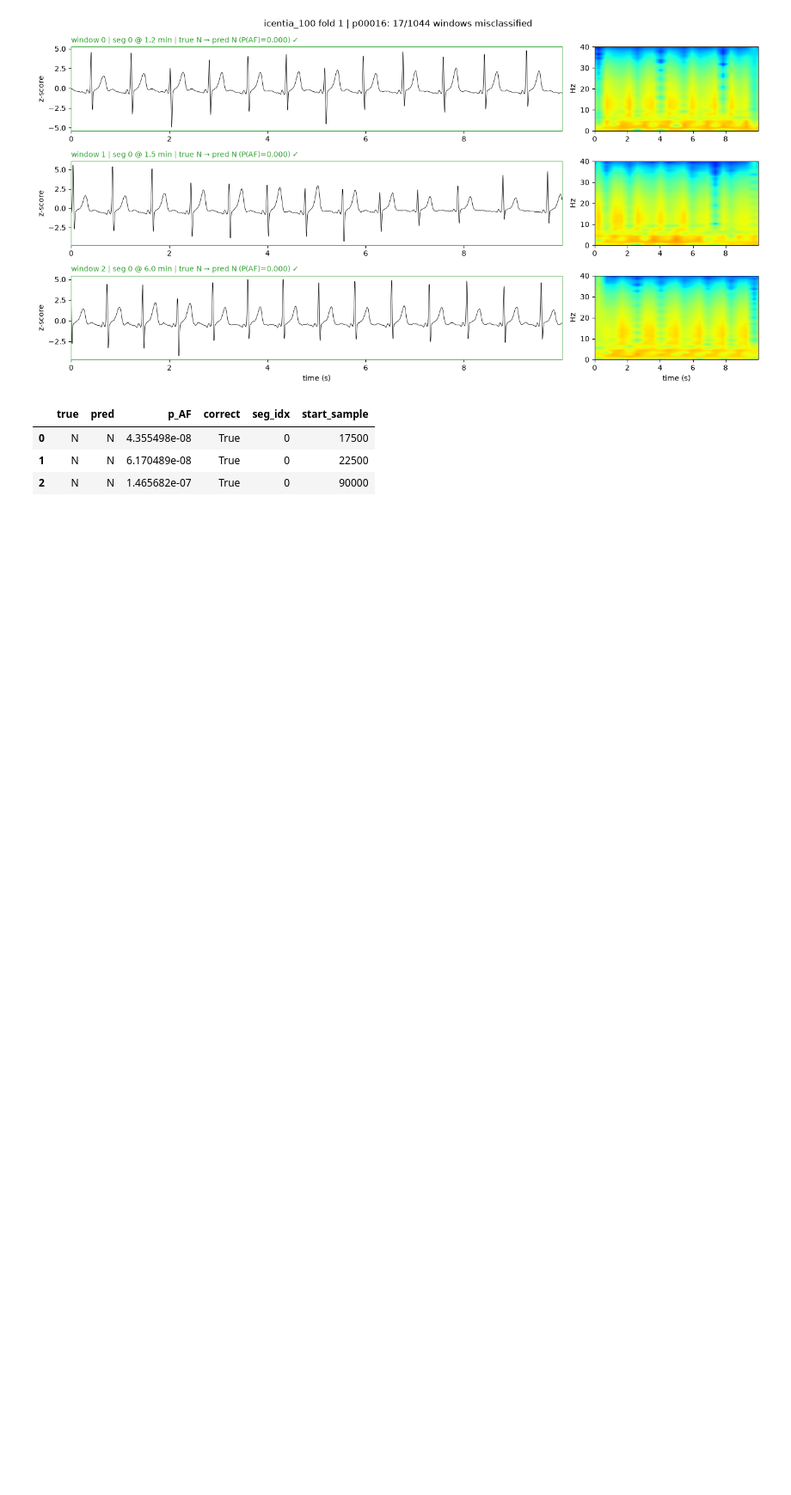
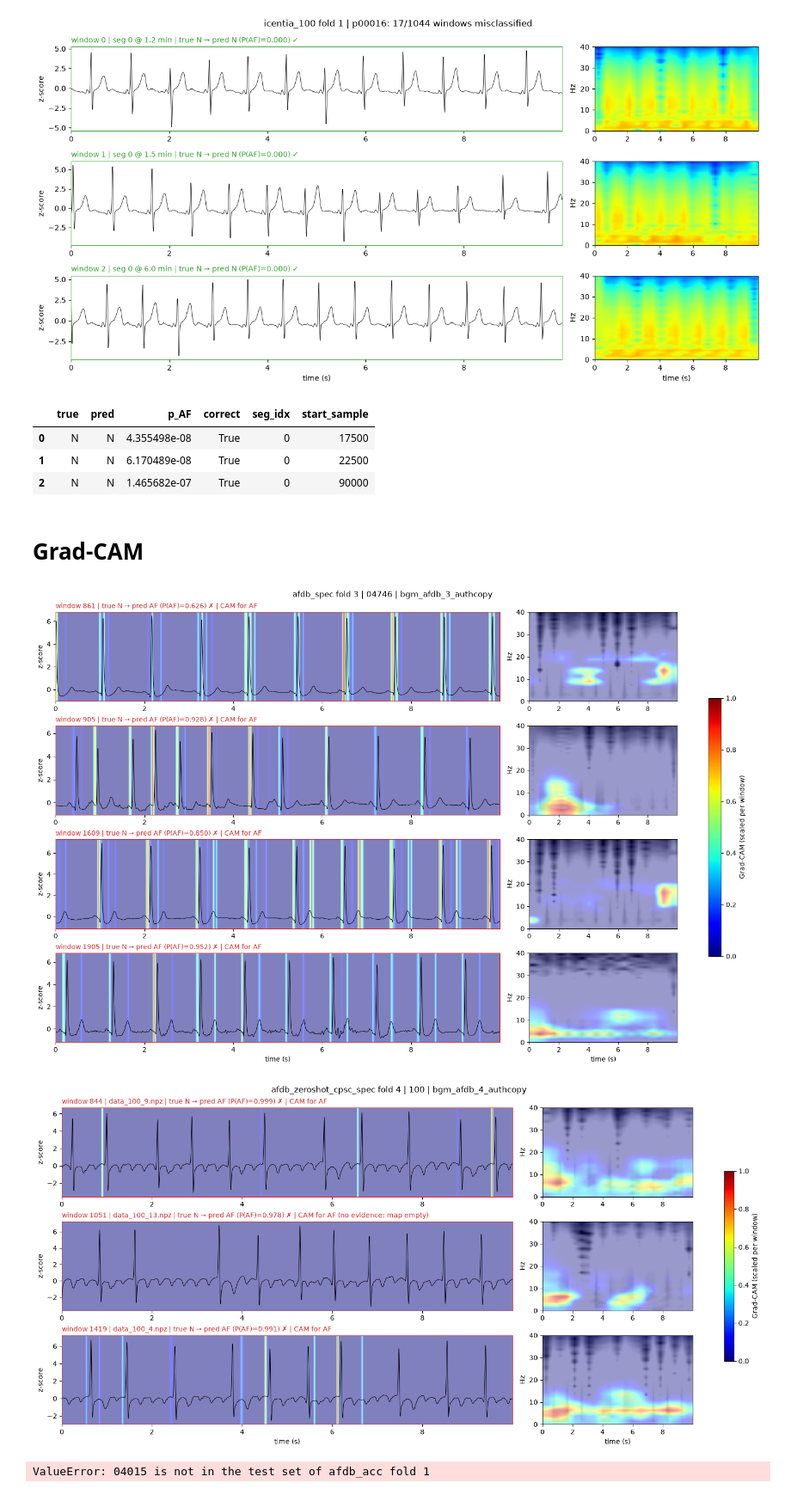
Before and after one commit to TJFM4/IIB-PROJECT, a Jupyter notebook: tools/visual.ipynb, the cells around one changed output. Shown at 86% size. Saved outputs shown, nothing was run; the diff lists cells and outputs as text; code cells hidden in the pictures; blank space fills up the shorter version.

Commit message:
Grad-CAMs

```diff
--- a/tools/visual.ipynb
+++ b/tools/visual.ipynb
@@ -77,3 +77,15 @@ plot_windows(dataset, fold, patient, windows=[0, 1, 2])
 | 0 | N | N | 4.355498e-08 | True | 0 | 17500 |
 | 1 | N | N | 6.170489e-08 | True | 0 | 22500 |
 | 2 | N | N | 1.465682e-07 | True | 0 | 90000 |
+# %% [markdown]
+# Grad-CAM
+# %%
+from infrastructure.visual import plot_gradcam, gradcam_windows
+
+plot_gradcam('afdb_spec', 3, '04746', show='incorrect', n=4)               # explain the model's prediction, as in the paper
+plot_gradcam('afdb_zeroshot_cpsc_spec', 4, '100', n=3, target='AF')        # CPSC case 100, "what looks like AF?"
+rows, maps = gradcam_windows('afdb_acc', 1, '04015', windows=[10, 11])     # raw maps for your own analysis
+# %% [output]
+[figure, added]
+[figure, added]
+ValueError: 04015 is not in the test set of afdb_acc fold 1
```
Also changed, not shown: 1 other file.
